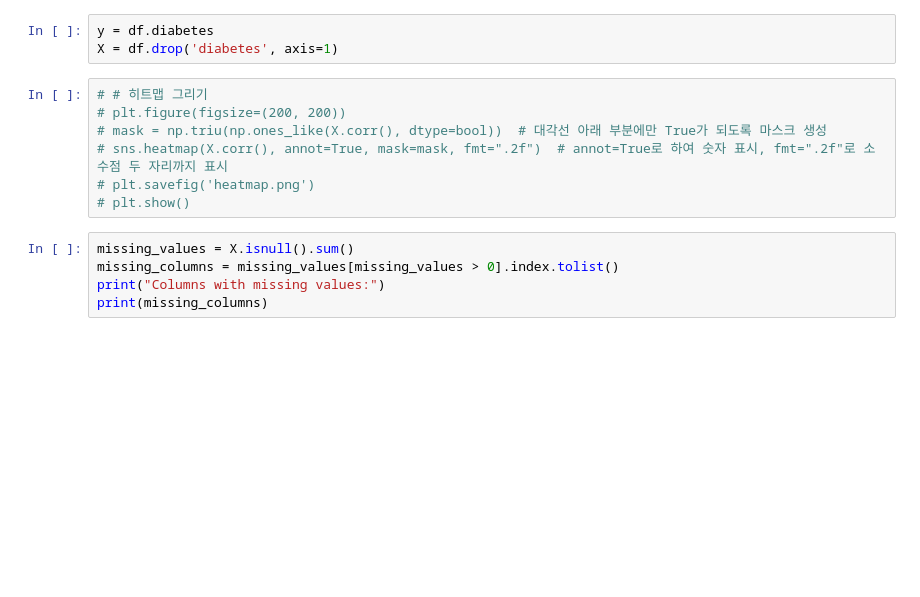
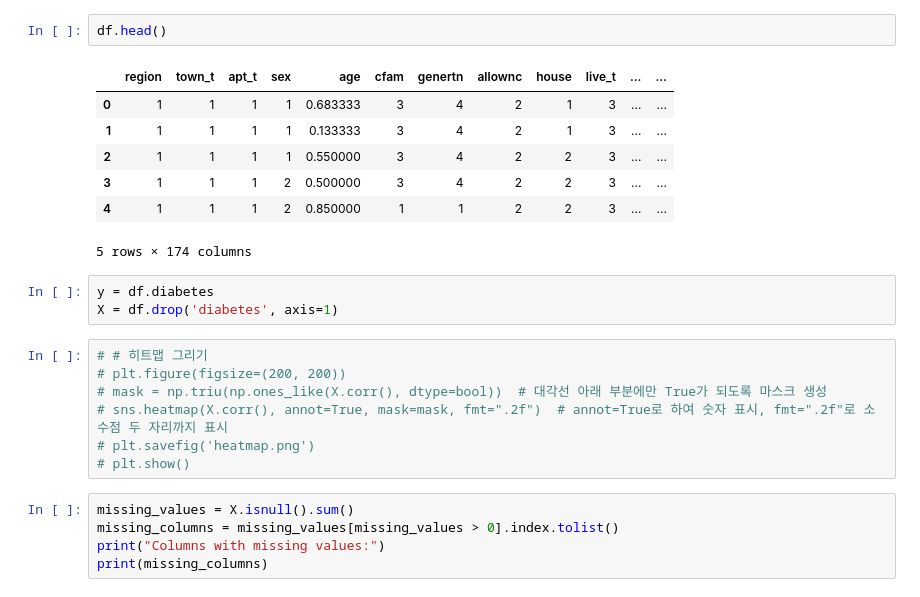
Before and after one commit to jhan0121/Independent-Capstone-Design, a Jupyter notebook: code/model.ipynb, the cells around one changed output. Saved outputs shown, nothing was run; the diff lists cells and outputs as text; blank space fills up the shorter version.

```diff
--- a/code/model.ipynb
+++ b/code/model.ipynb
@@ -178,3 +94,13 @@ categorical_data = [col for col in all_columns if col not in float_data  and col
+# %%
+df.head()
+# %% [output]
+|  | region | town_t | apt_t | sex | age | cfam | genertn | allownc | house | live_t | ... | ... |
+| 0 | 1 | 1 | 1 | 1 | 0.683333 | 3 | 4 | 2 | 1 | 3 | ... | ... |
+| 1 | 1 | 1 | 1 | 1 | 0.133333 | 3 | 4 | 2 | 1 | 3 | ... | ... |
+| 2 | 1 | 1 | 1 | 1 | 0.550000 | 3 | 4 | 2 | 2 | 3 | ... | ... |
+| 3 | 1 | 1 | 1 | 2 | 0.500000 | 3 | 4 | 2 | 2 | 3 | ... | ... |
+| 4 | 1 | 1 | 1 | 2 | 0.850000 | 1 | 1 | 2 | 2 | 3 | ... | ... |
+5 rows × 174 columns
 # %%
 y = df.diabetes
 X = df.drop('diabetes', axis=1)
```
Also changed, not shown: parts of 22 cells of this notebook, 2 other files.
